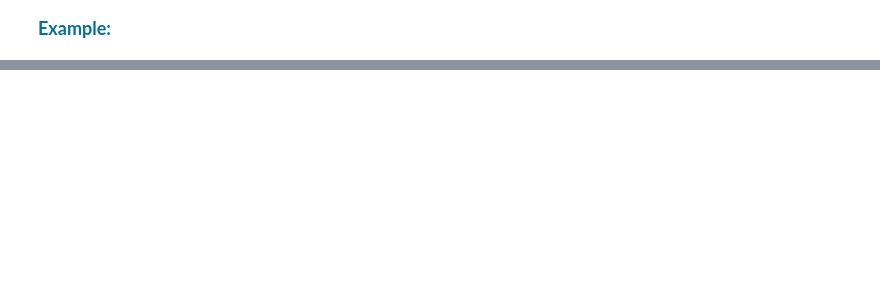
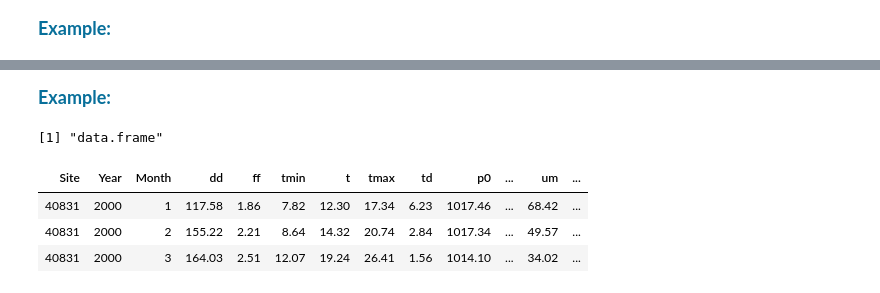
Before and after one commit to shirazipooya/RCourse, a Jupyter notebook: Week 02/R_06_Decision_Making.ipynb, the cells around one changed output, grey strips where cells are left out. Saved outputs shown, nothing was run; the diff lists cells and outputs as text; code cells hidden in the pictures; blank space fills up the shorter version.

```diff
--- a/Week 02/R_06_Decision_Making.ipynb
+++ b/Week 02/R_06_Decision_Making.ipynb
@@ -1157,0 +1004,21 @@ Day of Week: Wednesday
+# %% [markdown]
+<div style="line-height:200%;">
+    <font color=#076F9A face="Candara" size=4>
+                <div align=left>
+                    <b>Example:</b>
+                </div>
+    </font>
+</div>
+# %%
+data <- read.csv(file = "img/data.csv",
+                 header = TRUE)
+
+print(class(data))
+
+head(x = data, n = 3)
+# %% [output]
+[1] "data.frame"
+| Site | Year | Month | dd | ff | tmin | t | tmax | td | p0 | ... | um | ... |
+| 40831 | 2000 | 1 | 117.58 | 1.86 | 7.82 | 12.30 | 17.34 | 6.23 | 1017.46 | ... | 68.42 | ... |
+| 40831 | 2000 | 2 | 155.22 | 2.21 | 8.64 | 14.32 | 20.74 | 2.84 | 1017.34 | ... | 49.57 | ... |
+| 40831 | 2000 | 3 | 164.03 | 2.51 | 12.07 | 19.24 | 26.41 | 1.56 | 1014.10 | ... | 34.02 | ... |
```
Also changed, not shown: parts of 38 cells of this notebook, 7 other files.
